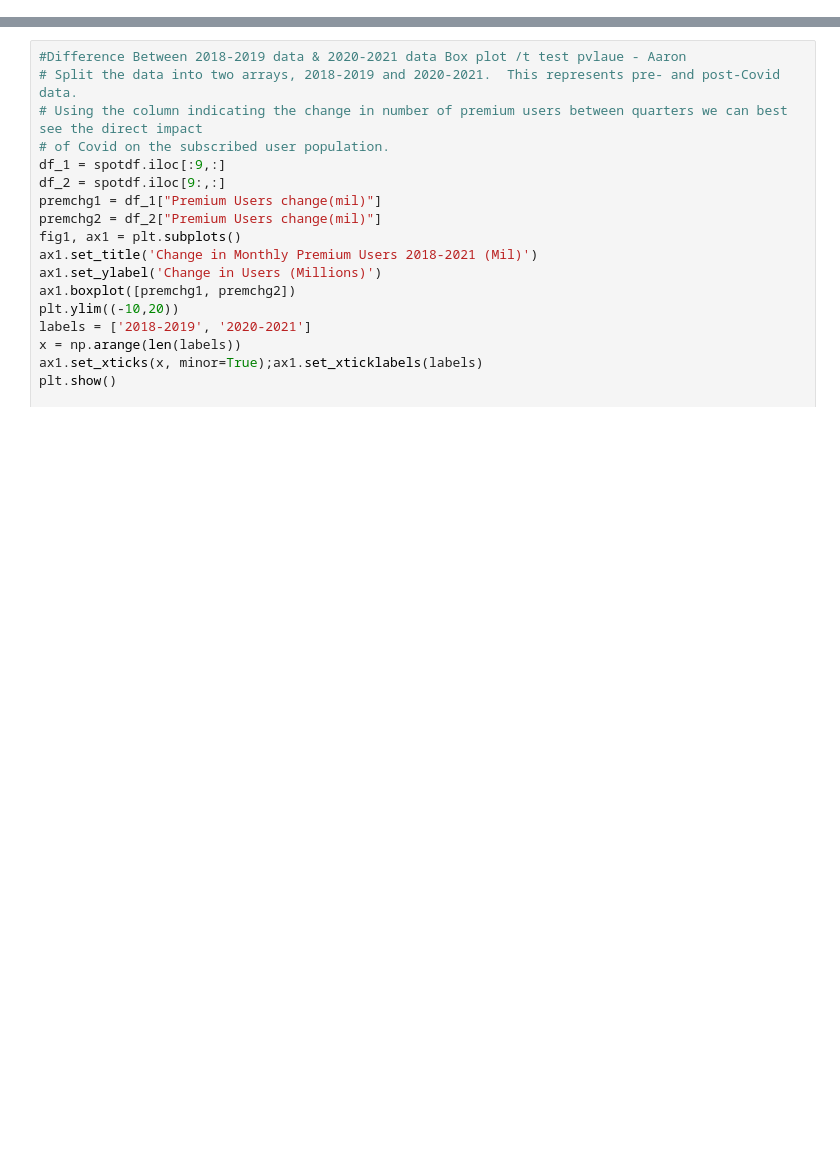
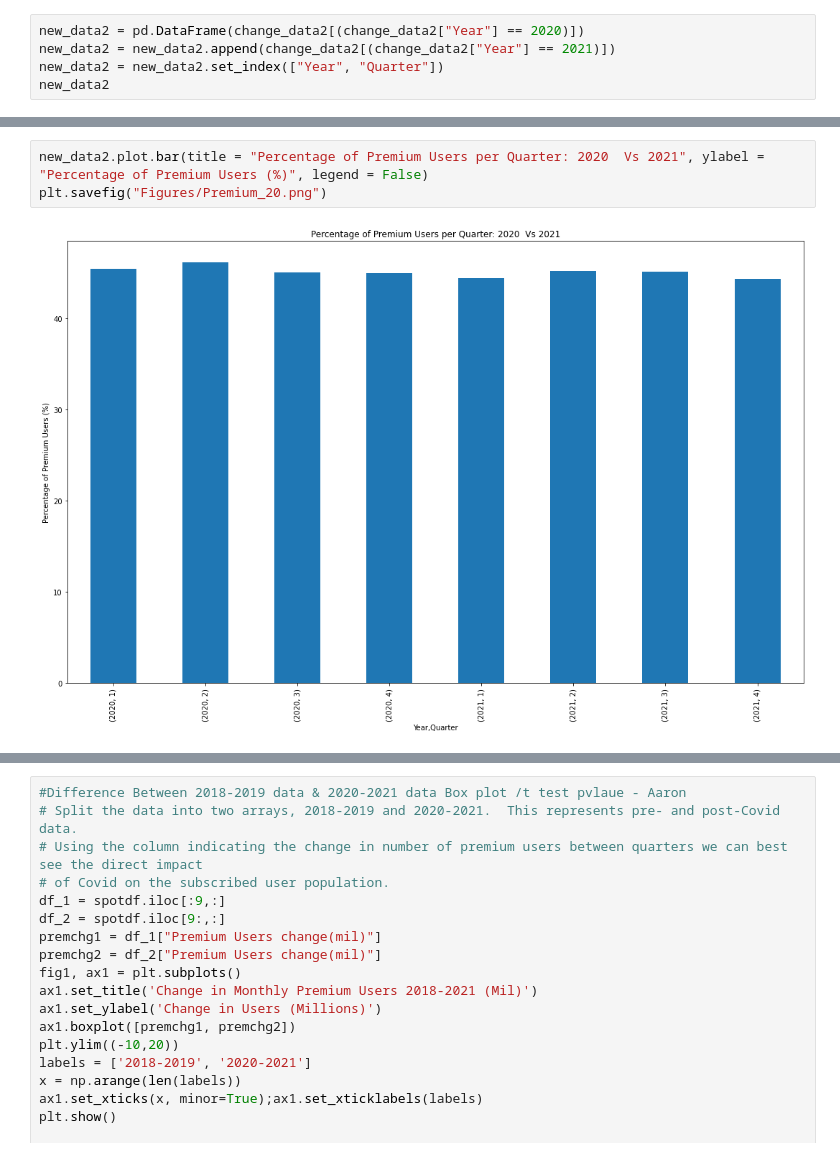
Before and after one commit to abesprgrss/Project-1, a Jupyter notebook: Spotify_Covid2.ipynb, the cells around one changed output, grey strips where cells are left out. Cells and saved outputs as stored; diff of their text form; blank space fills up the shorter version.

```diff
--- a/Spotify_Covid2.ipynb
+++ b/Spotify_Covid2.ipynb
@@ -37,0 +95,5 @@ Index(['Ad-Supported MAU (mil)', 'Ad-Supported MAU change (mil)',
+# %%
+new_data2 = pd.DataFrame(change_data2[(change_data2["Year"] == 2020)])
+new_data2 = new_data2.append(change_data2[(change_data2["Year"] == 2021)])
+new_data2 = new_data2.set_index(["Year", "Quarter"])
+new_data2
@@ -37,0 +111,5 @@ Index(['Ad-Supported MAU (mil)', 'Ad-Supported MAU change (mil)',
+# %%
+new_data2.plot.bar(title = "Percentage of Premium Users per Quarter: 2020  Vs 2021", ylabel = "Percentage of Premium Users (%)", legend = False)
+plt.savefig("Figures/Premium_20.png")
+# %% [output]
+[figure, added]
```
Also changed, not shown: parts of 21 cells of this notebook, 5 other files.
